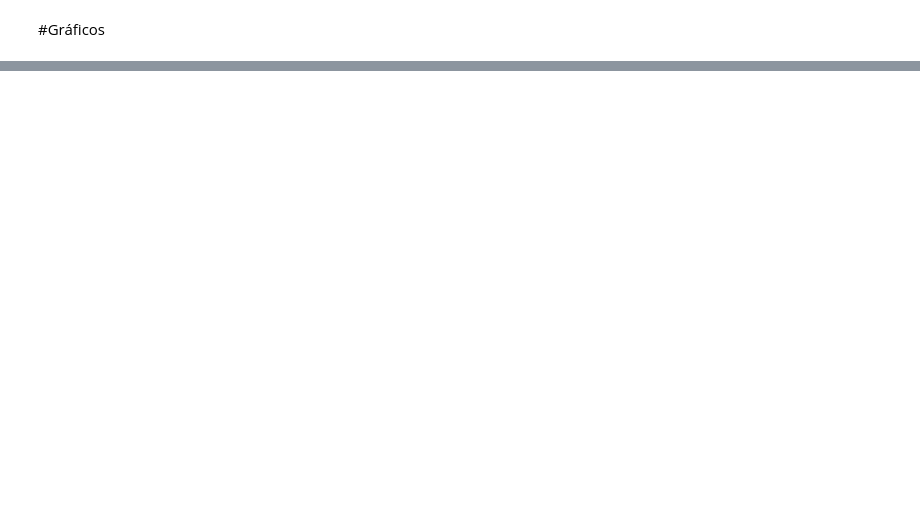
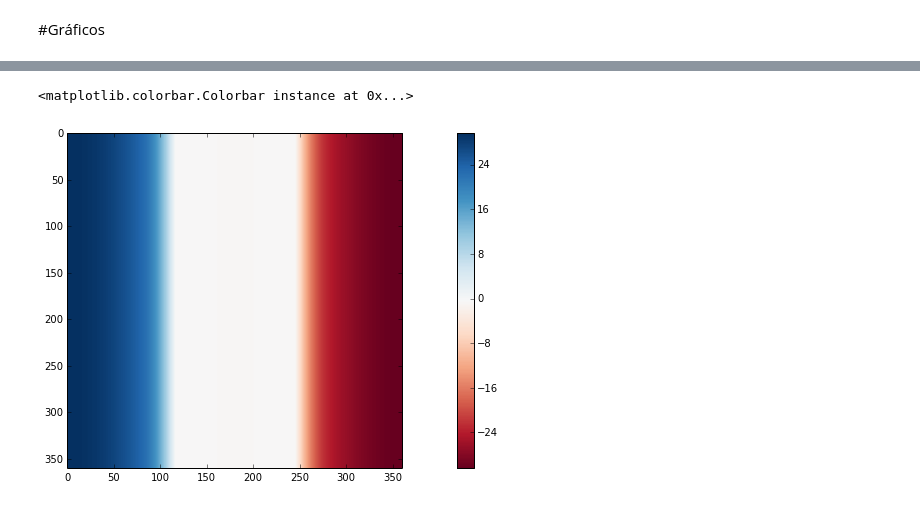
Before and after one commit to hoarf/robotsoccer, a Jupyter notebook: robotsoccer.ipynb, the cells around one changed output, grey strips where cells are left out. Cells and saved outputs as stored; diff of their text form; code cells hidden in the pictures; blank space fills up the shorter version.

```diff
--- a/robotsoccer.ipynb
+++ b/robotsoccer.ipynb
@@ -94,0 +102,5 @@ print fuzz.defuzz(intensity_dmn, right_tf(45,ba,1), 'centroid')
+# %%
+colorbar(imshow(Z, cmap=cm.RdBu))
+# %% [output]
+<matplotlib.colorbar.Colorbar instance at 0x...>
+[figure, added]
```
Also changed, not shown: parts of 5 cells of this notebook, 5 other files.
